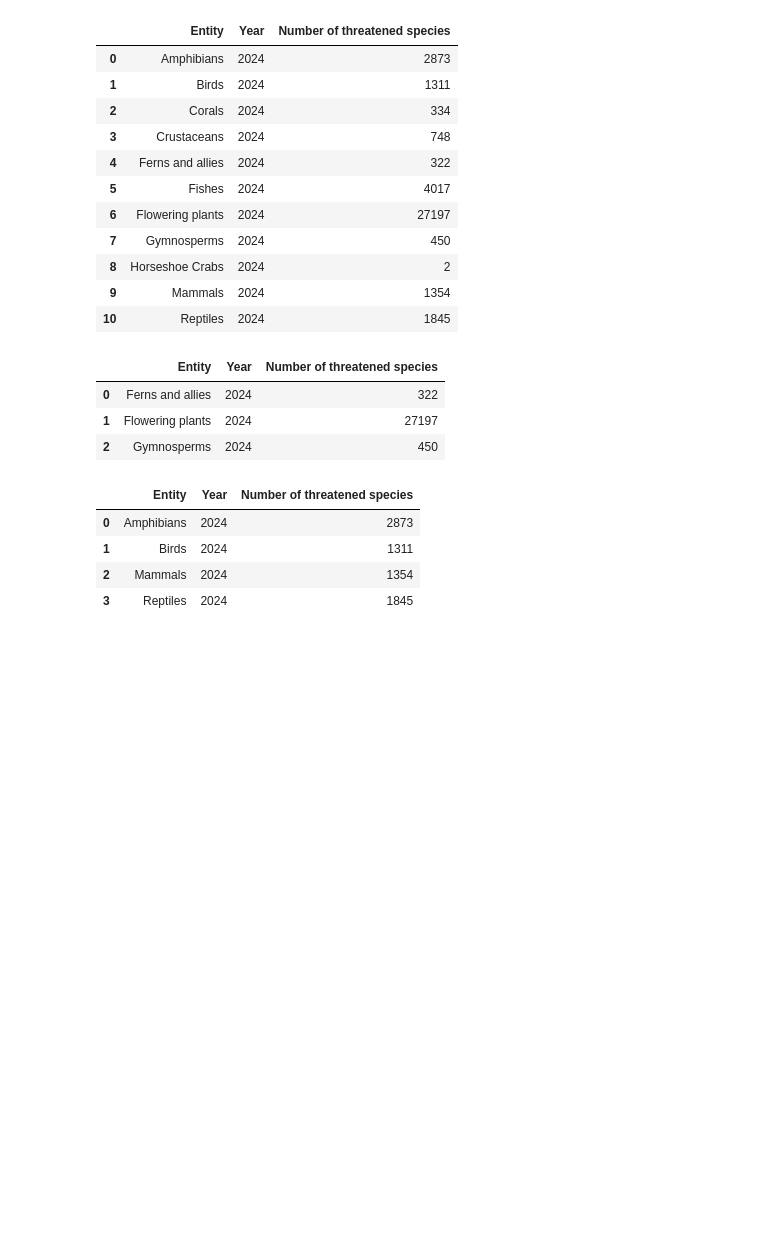
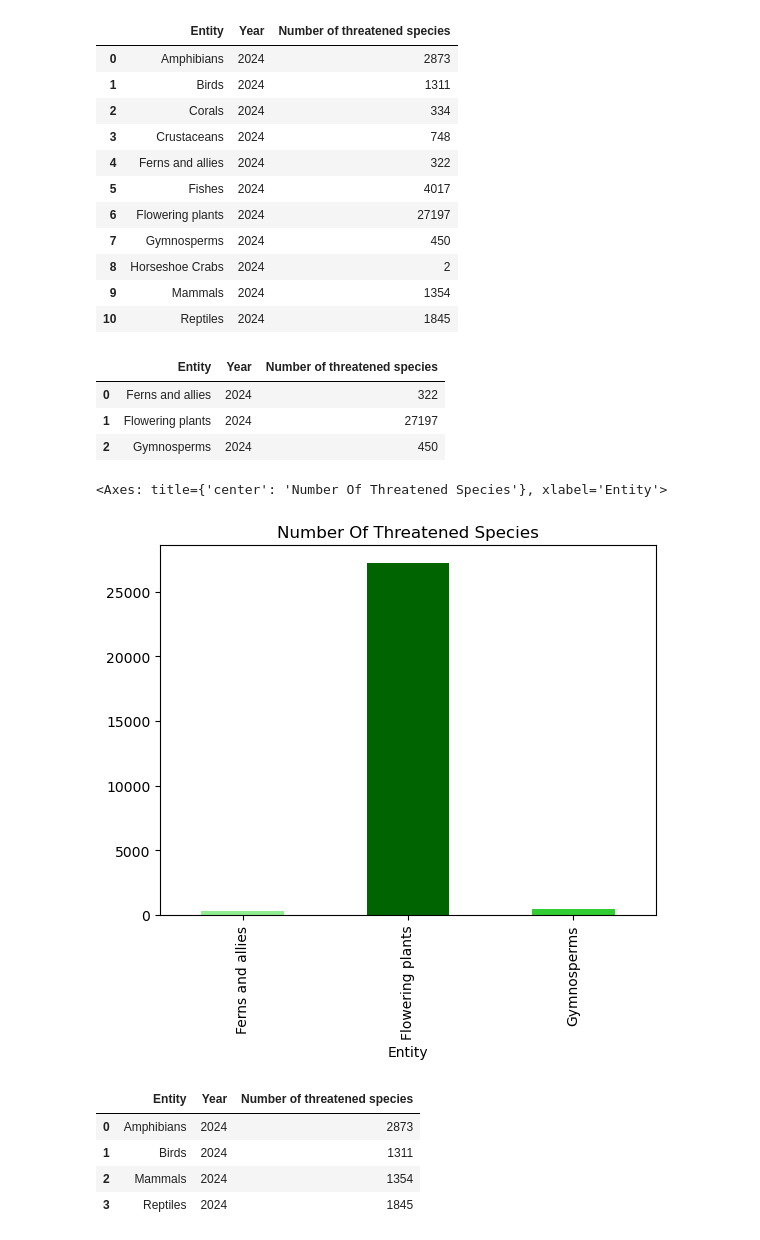
Before and after one commit to ashahi697/WildLifeConservation, a Jupyter notebook: FinalProject.ipynb, the cells around one changed output. Cells and saved outputs as stored; diff of their text form; code cells hidden in the pictures; blank space fills up the shorter version.

```diff
--- a/FinalProject.ipynb
+++ b/FinalProject.ipynb
@@ -81,4 +127,18 @@ plants_df
 | 0 | Ferns and allies | 2024 | 322 |
 | 1 | Flowering plants | 2024 | 27197 |
 | 2 | Gymnosperms | 2024 | 450 |
+# %%
+# Used bar chart to plot plant groups and the threated species.
+p = plants_df.plot(
+    kind='bar',
+    x="Entity",
+    y="Number of threatened species",
+    legend = False,
+    title = 'Number Of Threatened Species',
+    color = ['lightgreen','darkgreen','limegreen','purple','lightgreen','lightgreen']
+)
+p
+# %% [output]
+<Axes: title={'center': 'Number Of Threatened Species'}, xlabel='Entity'>
+[figure, added]
 # %%
```
Also changed, not shown: parts of 17 cells of this notebook.
